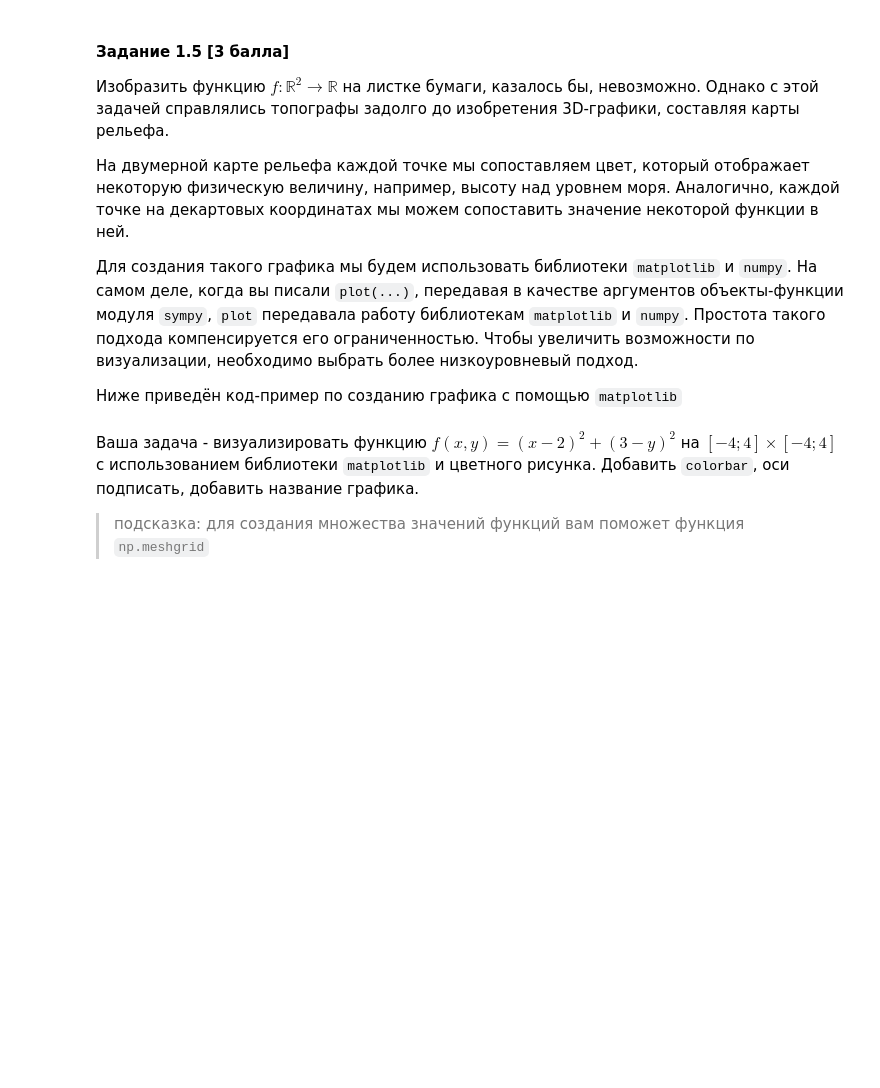
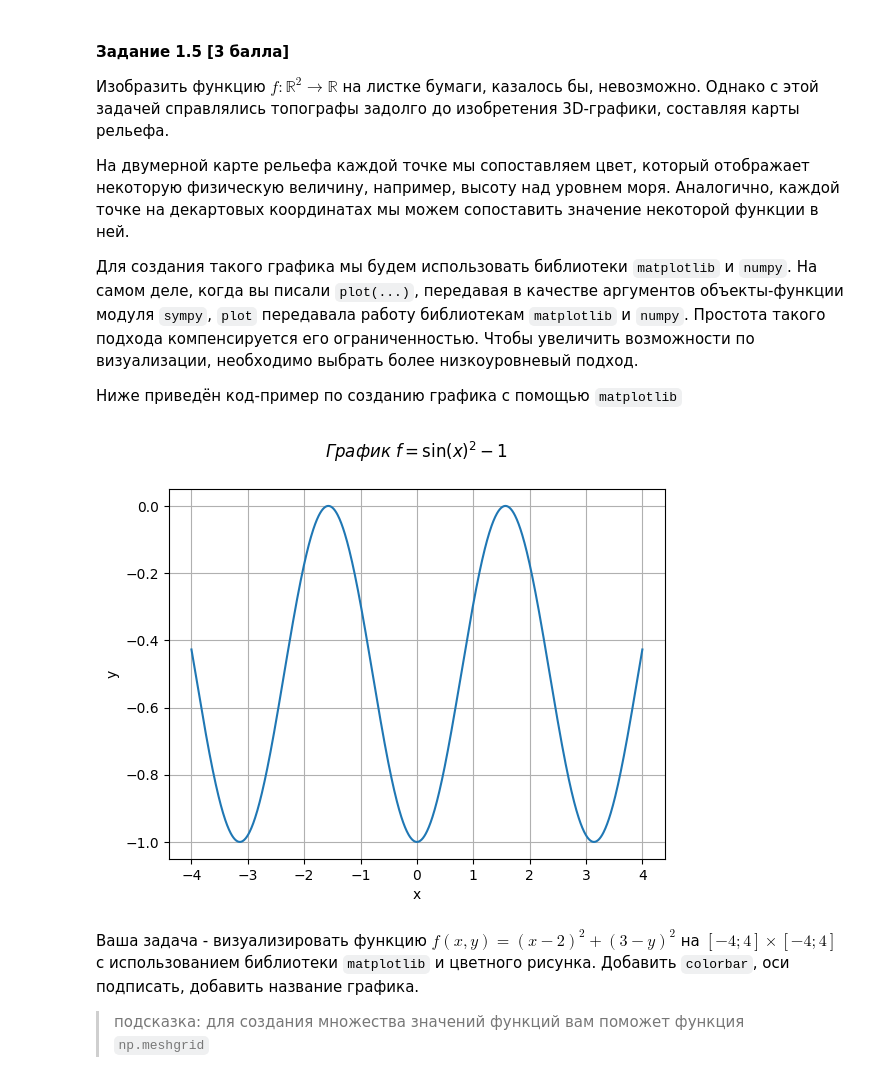
Before and after one commit to artoftheblue/hse-homeworks, a Jupyter notebook: calculus/variant_3.ipynb, the cells around one changed output. Cells and saved outputs as stored; diff of their text form; code cells hidden in the pictures; blank space fills up the shorter version.

```diff
--- a/calculus/variant_3.ipynb
+++ b/calculus/variant_3.ipynb
@@ -147,34 +191,36 @@ plot_implicit(Eq(tan(x * sin(x)), tan(y * sin(y))),
 import matplotlib.pyplot as plt
 
 def f(x):
     '''
     В качестве аргумента передаётся два вектора класса np.array
     np.sin(x) находит синус каждого из чисел этого произвольного массива
 
     return: массив значений функции в точках массива x
     '''
 
     return np.sin(x) ** 2 - 1
 
 
 # Создаём массив из 1000 точек от -4 до 4
 # Расположенных равномерно
 x_values = np.linspace(-4, 4, 1000)
 
 # Рисуем сам график
-plt.plot(x, f(x_values))
+plt.plot(x_values, f(x_values))
 
 # Даём ему название
 plt.title('$График \ f=\sin(x)^2 - 1$\n')
 
 # Подписываем оси
 plt.xlabel('x')
 plt.ylabel('y')
 
 # Добавляем координатную сетку
 plt.grid()
 
 plt.show()
+# %% [output]
+[figure, added]
 # %% [markdown]
 Ваша задача - визуализировать функцию $f(x, y) = (x - 2)^2 + (3 - y)^2$ на $[-4; 4] \times [-4; 4]$ с использованием библиотеки ``matplotlib`` и цветного рисунка. Добавить ``colorbar``, оси подписать, добавить название графика.
 
```
Also changed, not shown: parts of 21 cells of this notebook, 21 other files.
